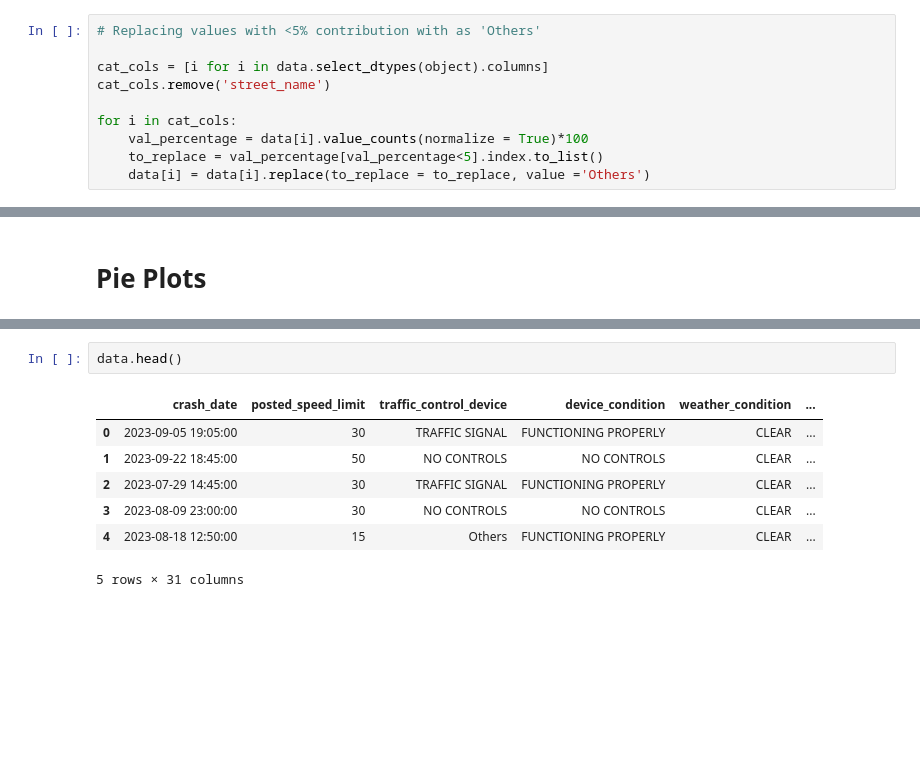
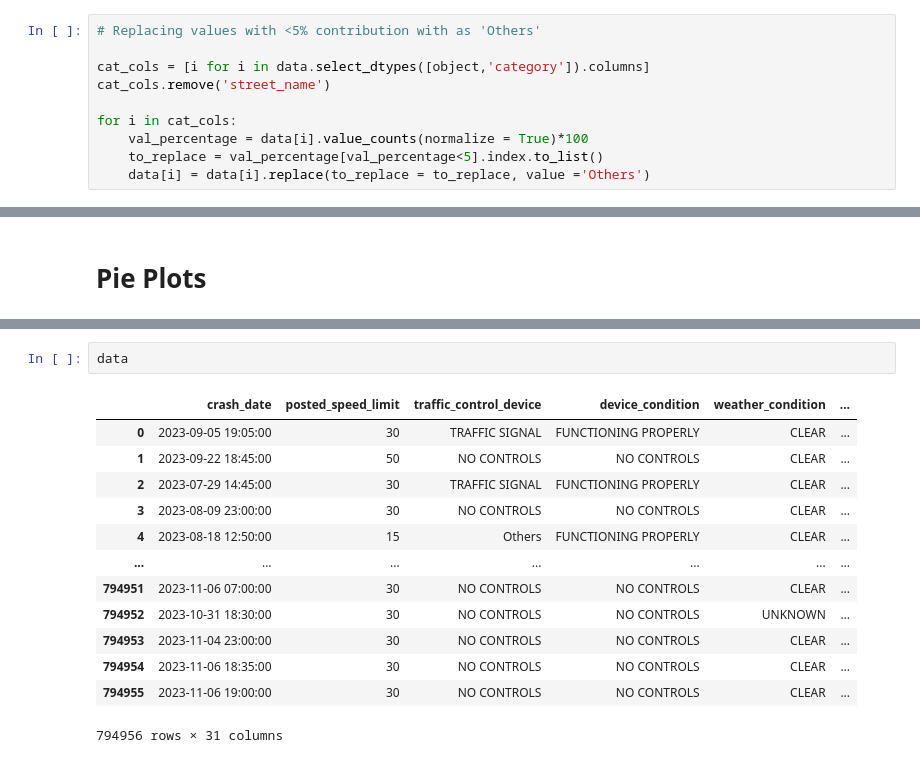
Before and after one commit to kapeesh-kaul/causes-of-fatalities, a Jupyter notebook: notebook.ipynb, the cells around one changed output, grey strips where cells are left out. Saved outputs shown, nothing was run; the diff lists cells and outputs as text; blank space fills up the shorter version.

```diff
--- a/notebook.ipynb
+++ b/notebook.ipynb
@@ -113,7 +113,7 @@ Count plots for nominal variables plotted to show how the target variable is spl
 # %%
 # Replacing values with <5% contribution with as 'Others'
 
-cat_cols = [i for i in data.select_dtypes(object).columns]
+cat_cols = [i for i in data.select_dtypes([object,'category']).columns]
 cat_cols.remove('street_name')
 
 for i in cat_cols:
@@ -164,10 +164,16 @@ for i in {i for i in cat_cols}-{'prim_contributory_cause', 'sec_contributory_cau
 # %%
-data.head()
+data
 # %% [output]
 |  | crash_date | posted_speed_limit | traffic_control_device | device_condition | weather_condition | ... |
 | 0 | 2023-09-05 19:05:00 | 30 | TRAFFIC SIGNAL | FUNCTIONING PROPERLY | CLEAR | ... |
 | 1 | 2023-09-22 18:45:00 | 50 | NO CONTROLS | NO CONTROLS | CLEAR | ... |
 | 2 | 2023-07-29 14:45:00 | 30 | TRAFFIC SIGNAL | FUNCTIONING PROPERLY | CLEAR | ... |
 | 3 | 2023-08-09 23:00:00 | 30 | NO CONTROLS | NO CONTROLS | CLEAR | ... |
 | 4 | 2023-08-18 12:50:00 | 15 | Others | FUNCTIONING PROPERLY | CLEAR | ... |
+| ... | ... | ... | ... | ... | ... | ... |
+| 794951 | 2023-11-06 07:00:00 | 30 | NO CONTROLS | NO CONTROLS | CLEAR | ... |
+| 794952 | 2023-10-31 18:30:00 | 30 | NO CONTROLS | NO CONTROLS | UNKNOWN | ... |
+| 794953 | 2023-11-04 23:00:00 | 30 | NO CONTROLS | NO CONTROLS | CLEAR | ... |
+| 794954 | 2023-11-06 18:35:00 | 30 | NO CONTROLS | NO CONTROLS | CLEAR | ... |
+| 794955 | 2023-11-06 19:00:00 | 30 | NO CONTROLS | NO CONTROLS | CLEAR | ... |
-5 rows × 31 columns
+794956 rows × 31 columns
```
Also changed, not shown: parts of 3 cells of this notebook.
